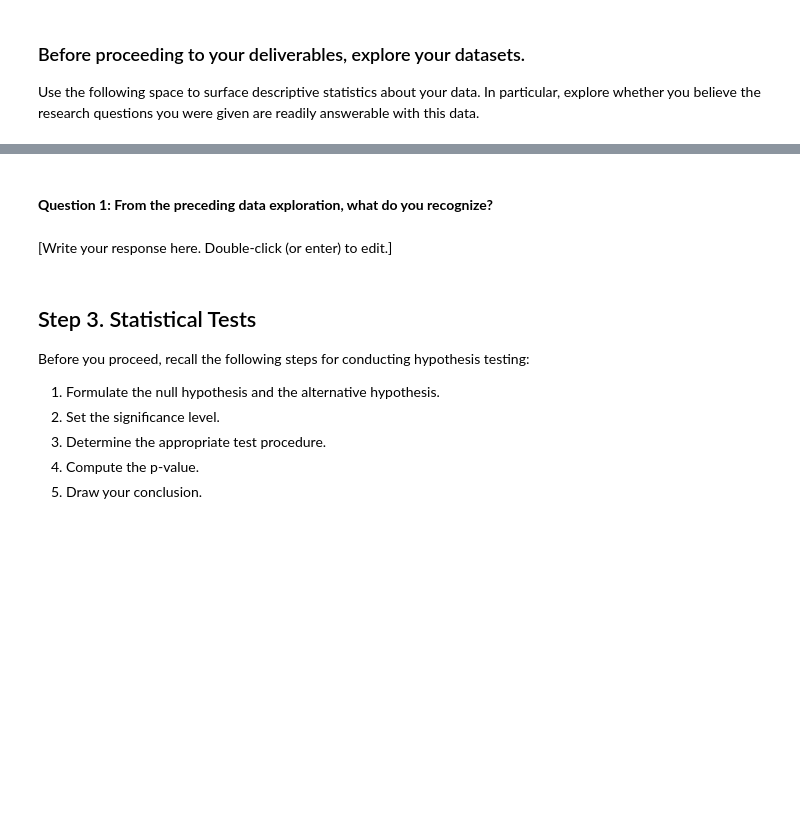
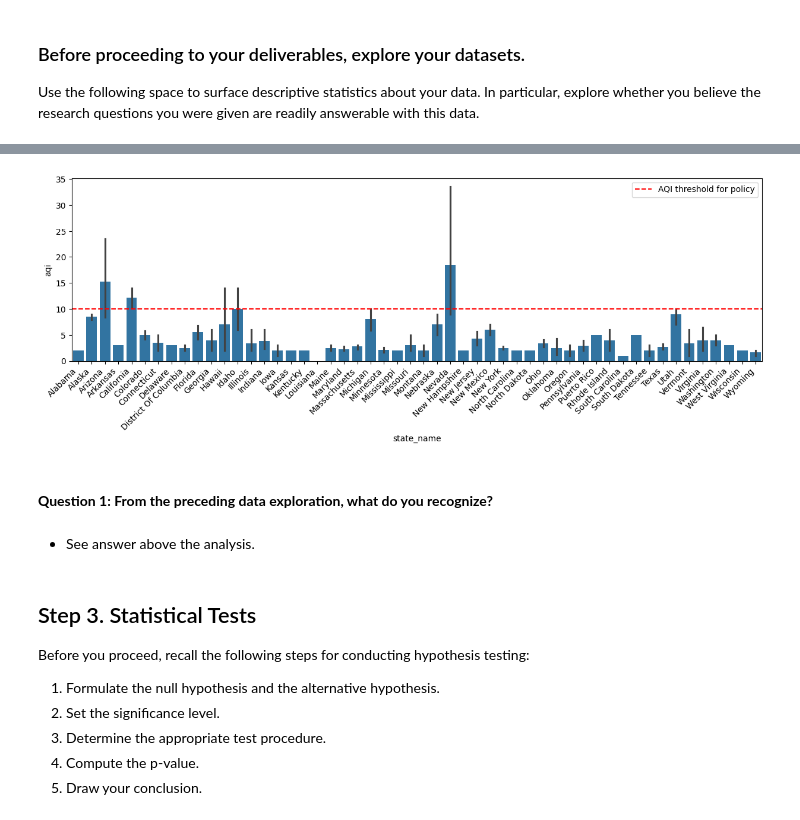
Before and after one commit to dianario/google_advanced_data_analytics, a Jupyter notebook: stats_hypothesis_testing/activity_hypothesis_testing.ipynb, the cells around one changed output, grey strips where cells are left out. Cells and saved outputs as stored; diff of their text form; code cells hidden in the pictures; blank space fills up the shorter version.

```diff
--- a/stats_hypothesis_testing/activity_hypothesis_testing.ipynb
+++ b/stats_hypothesis_testing/activity_hypothesis_testing.ipynb
@@ -72,7 +182,21 @@ Any of the following functions may be useful:
+# %%
+aqi_state_sorted = aqi.sort_values('state_name')
+
+plt.figure(figsize=(15,4))
+sns.barplot(data=aqi_state_sorted,
+            x='state_name',
+            y='aqi',
+            errorbar='ci')
+plt.xticks(rotation=45, ha='right', fontsize=10)
+plt.axhline(y=10, color='red', linestyle='--', label='AQI threshold for policy')
+plt.legend()
+plt.show()
+# %% [output]
+[figure, added]
 # %% [markdown]
 #### **Question 1: From the preceding data exploration, what do you recognize?**
-# %% [markdown]
-[Write your response here. Double-click (or enter) to edit.]
+# %% [markdown]
+* See answer above the analysis.
 # %% [markdown]
 ## Step 3. Statistical Tests
 
```
Also changed, not shown: parts of 56 cells of this notebook.
